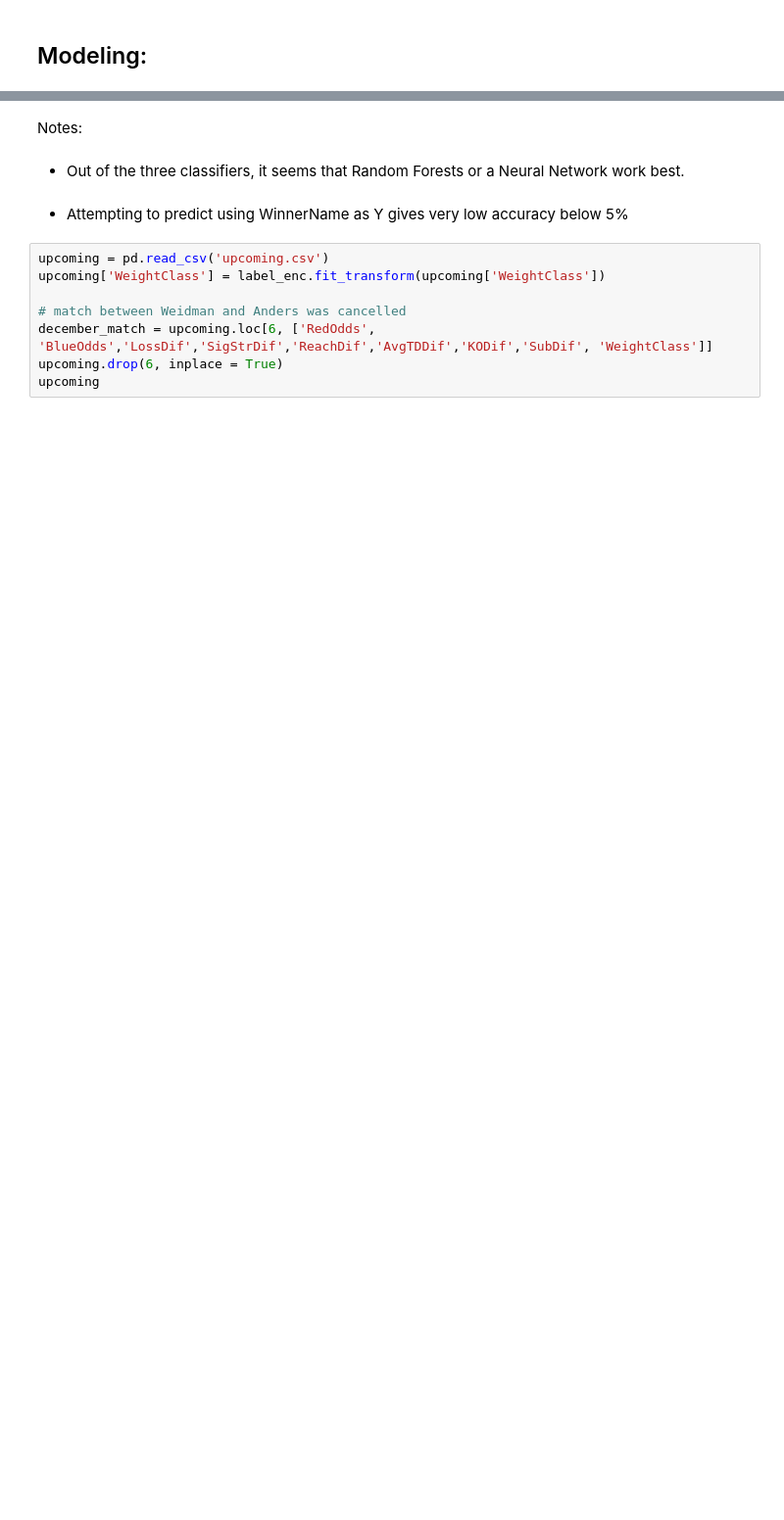
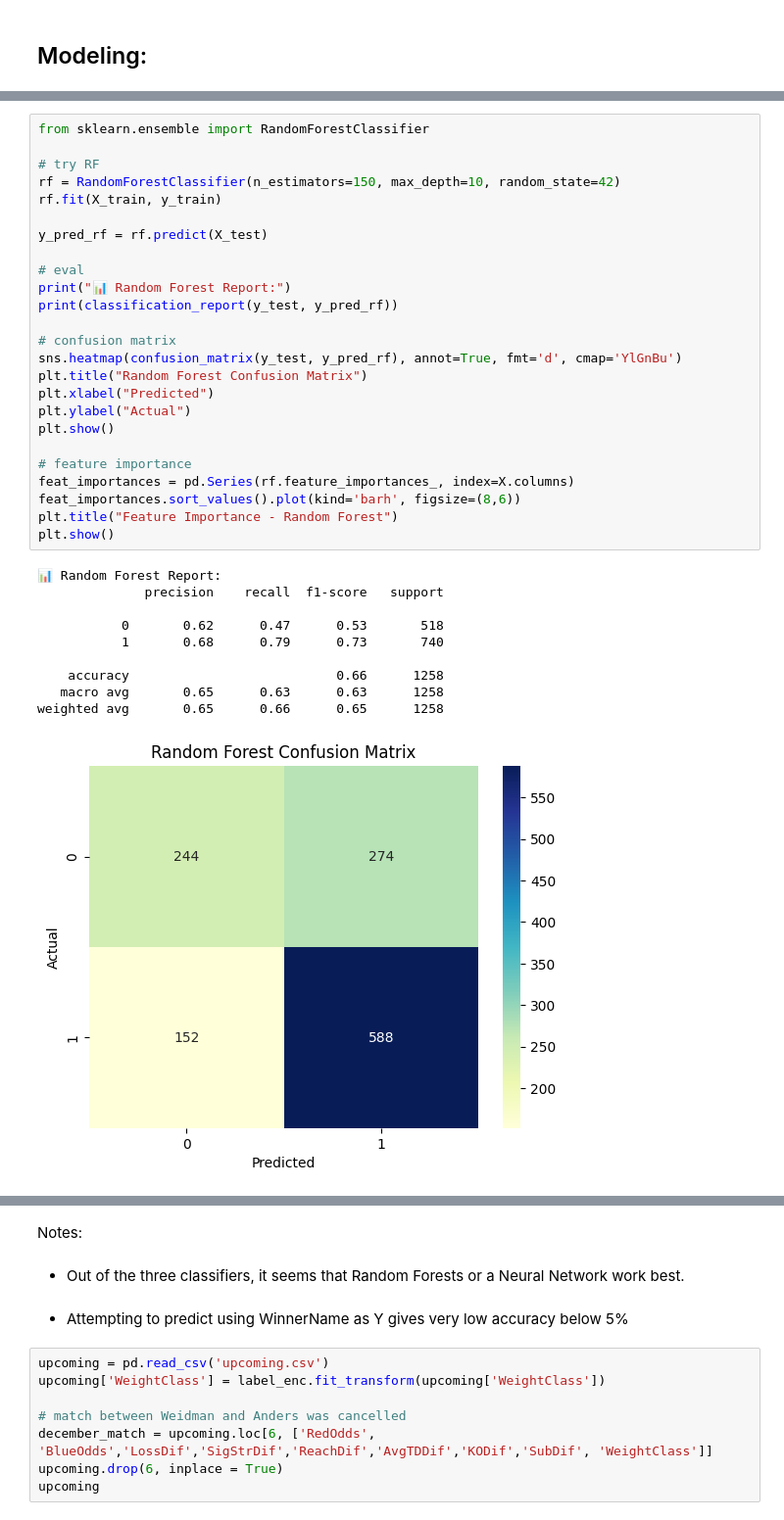
Before and after one commit to boboyevum/ufc-project, a Jupyter notebook: notebooks/feature_selection.ipynb, the cells around one changed output, grey strips where cells are left out. Shown at 98% size. Saved outputs shown, nothing was run; the diff lists cells and outputs as text; blank space fills up the shorter version.

```diff
--- a/notebooks/feature_selection.ipynb
+++ b/notebooks/feature_selection.ipynb
@@ -202,0 +290,36 @@ accuracy
+# %%
+from sklearn.ensemble import RandomForestClassifier
+
+# try RF
+rf = RandomForestClassifier(n_estimators=150, max_depth=10, random_state=42)
+rf.fit(X_train, y_train)
+
+y_pred_rf = rf.predict(X_test)
+
+# eval
+print("📊 Random Forest Report:")
+print(classification_report(y_test, y_pred_rf))
+
+# confusion matrix
+sns.heatmap(confusion_matrix(y_test, y_pred_rf), annot=True, fmt='d', cmap='YlGnBu')
+plt.title("Random Forest Confusion Matrix")
+plt.xlabel("Predicted")
+plt.ylabel("Actual")
+plt.show()
+
+# feature importance
+feat_importances = pd.Series(rf.feature_importances_, index=X.columns)
+feat_importances.sort_values().plot(kind='barh', figsize=(8,6))
+plt.title("Feature Importance - Random Forest")
+plt.show()
+# %% [output]
+📊 Random Forest Report:
+              precision    recall  f1-score   support
+
+           0       0.62      0.47      0.53       518
+           1       0.68      0.79      0.73       740
+
+    accuracy                           0.66      1258
+   macro avg       0.65      0.63      0.63      1258
+weighted avg       0.65      0.66      0.65      1258
+[figure, added]
```
Also changed, not shown: parts of 29 cells of this notebook.
